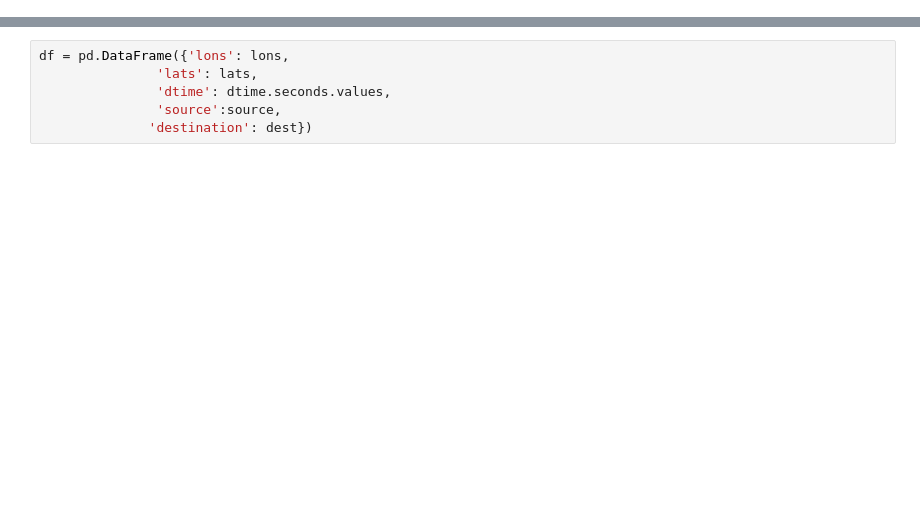
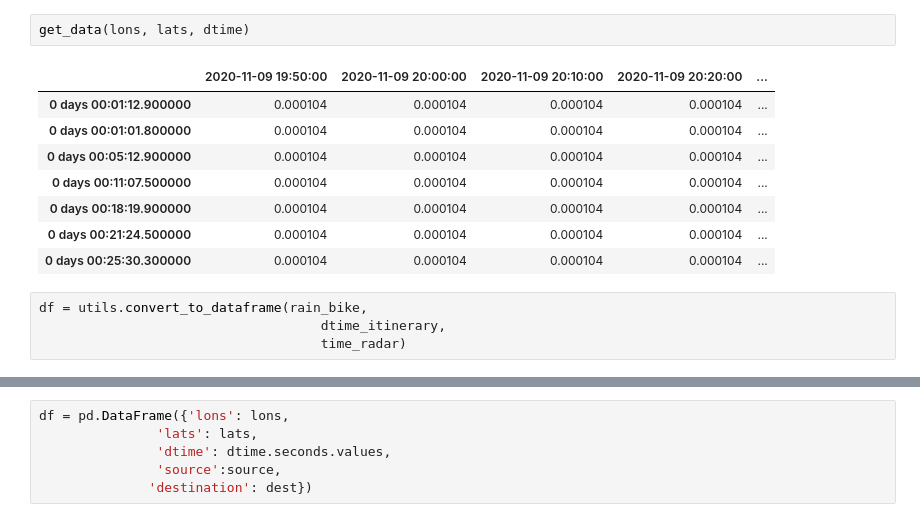
Before and after one commit to guidocioni/no-more-wet-rides-new, a Jupyter notebook: test.ipynb, the cells around one changed output, grey strips where cells are left out. Saved outputs shown, nothing was run; the diff lists cells and outputs as text; blank space fills up the shorter version.

```diff
--- a/test.ipynb
+++ b/test.ipynb
@@ -6,0 +34,15 @@ source, dest, lons, lats, dtime = mapbox_parser('Holländische Reihe 15, Hamburg
+# %%
+get_data(lons, lats, dtime)
+# %% [output]
+|  | 2020-11-09 19:50:00 | 2020-11-09 20:00:00 | 2020-11-09 20:10:00 | 2020-11-09 20:20:00 | ... |
+| 0 days 00:01:12.900000 | 0.000104 | 0.000104 | 0.000104 | 0.000104 | ... |
+| 0 days 00:01:01.800000 | 0.000104 | 0.000104 | 0.000104 | 0.000104 | ... |
+| 0 days 00:05:12.900000 | 0.000104 | 0.000104 | 0.000104 | 0.000104 | ... |
+| 0 days 00:11:07.500000 | 0.000104 | 0.000104 | 0.000104 | 0.000104 | ... |
+| 0 days 00:18:19.900000 | 0.000104 | 0.000104 | 0.000104 | 0.000104 | ... |
+| 0 days 00:21:24.500000 | 0.000104 | 0.000104 | 0.000104 | 0.000104 | ... |
+| 0 days 00:25:30.300000 | 0.000104 | 0.000104 | 0.000104 | 0.000104 | ... |
+# %%
+df = utils.convert_to_dataframe(rain_bike,
+                                    dtime_itinerary,
+                                    time_radar)
```
Also changed, not shown: parts of 18 cells of this notebook, 2 other files.
